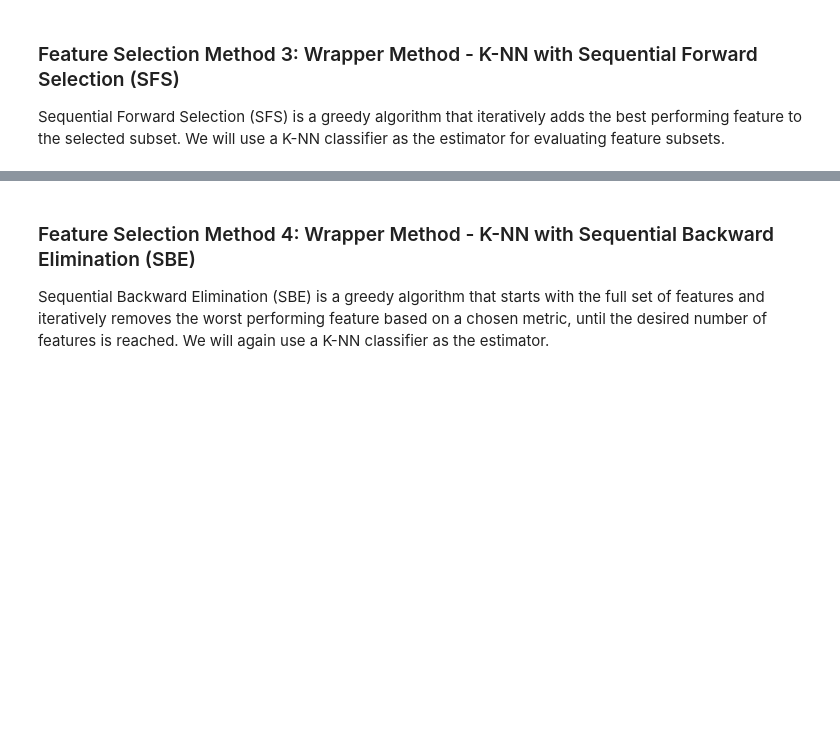
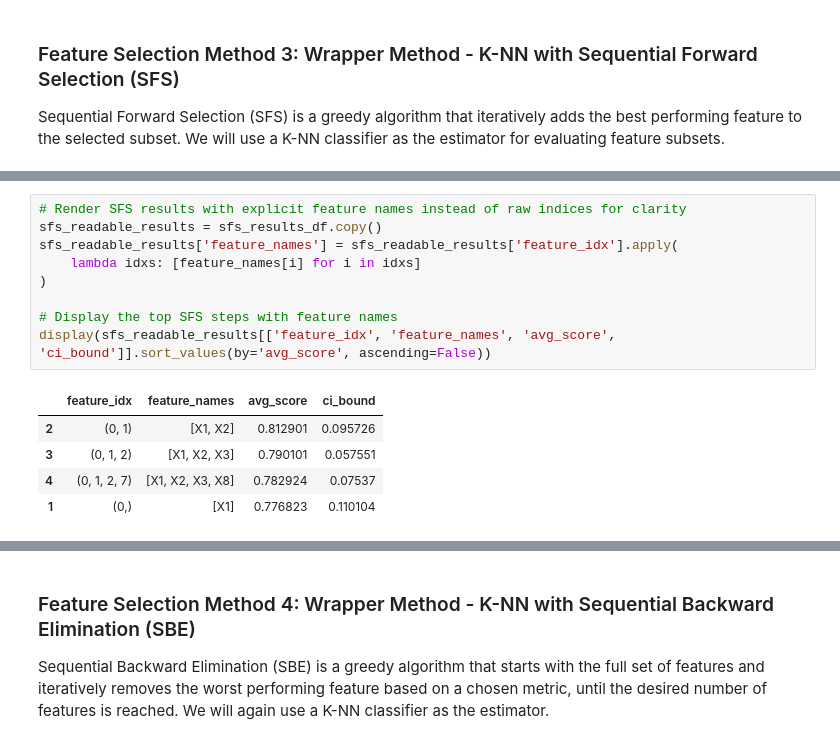
Before and after one commit to matteogolfarelli/DataCentricAI, a Jupyter notebook: Feature Selection and Engineering/Feature_Selection_Exercise.ipynb, the cells around one changed output, grey strips where cells are left out. Drawn from its saved outputs; the diff is of its cells as text; blank space fills up the shorter version.

```diff
--- a/Feature Selection and Engineering/Feature_Selection_Exercise.ipynb
+++ b/Feature Selection and Engineering/Feature_Selection_Exercise.ipynb
@@ -345,3 +341,18 @@ SFS Feature Selection Results (f1_weighted):
 | 3 | (0, 1, 2) | [0.7638229957990122, 0.7817178881... | 0.790101 | (0, 1, 2) | 0.057551 | 0.025575 | 0.018084 |
 | 4 | (0, 1, 2, 7) | [0.7444495837187789, 0.7782354823... | 0.782924 | (0, 1, 2, 7) | 0.07537 | 0.033493 | 0.023683 |
 | 1 | (0,) | [0.7432882011605416, 0.7411737198... | 0.776823 | (0,) | 0.110104 | 0.048928 | 0.034597 |
+# %%
+# Render SFS results with explicit feature names instead of raw indices for clarity
+sfs_readable_results = sfs_results_df.copy()
+sfs_readable_results['feature_names'] = sfs_readable_results['feature_idx'].apply(
+    lambda idxs: [feature_names[i] for i in idxs]
+)
+
+# Display the top SFS steps with feature names
+display(sfs_readable_results[['feature_idx', 'feature_names', 'avg_score', 'ci_bound']].sort_values(by='avg_score', ascending=False))
+# %% [output]
+|  | feature_idx | feature_names | avg_score | ci_bound |
+| 2 | (0, 1) | [X1, X2] | 0.812901 | 0.095726 |
+| 3 | (0, 1, 2) | [X1, X2, X3] | 0.790101 | 0.057551 |
+| 4 | (0, 1, 2, 7) | [X1, X2, X3, X8] | 0.782924 | 0.07537 |
+| 1 | (0,) | [X1] | 0.776823 | 0.110104 |
```
Also changed, not shown: parts of 5 cells of this notebook.
